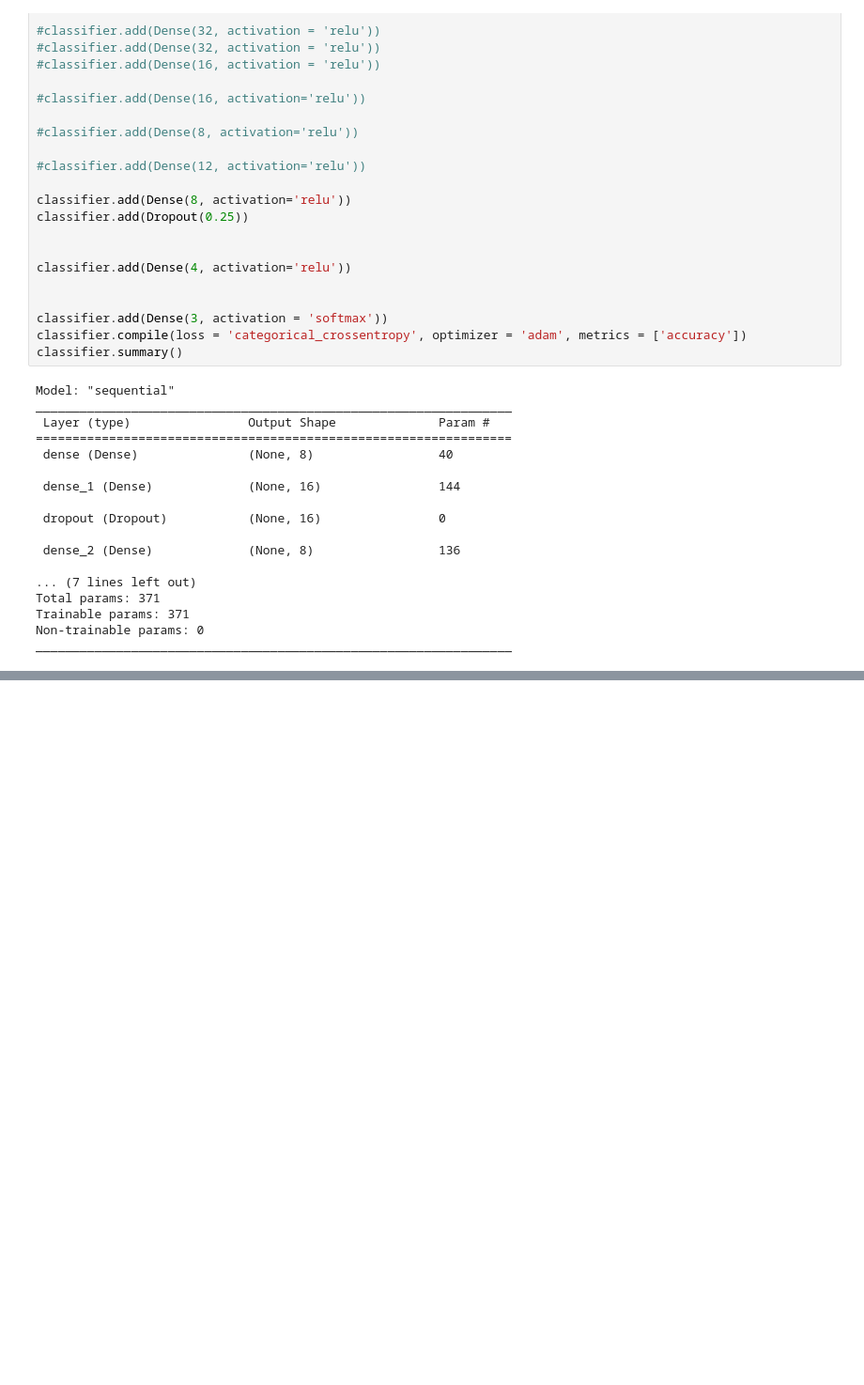
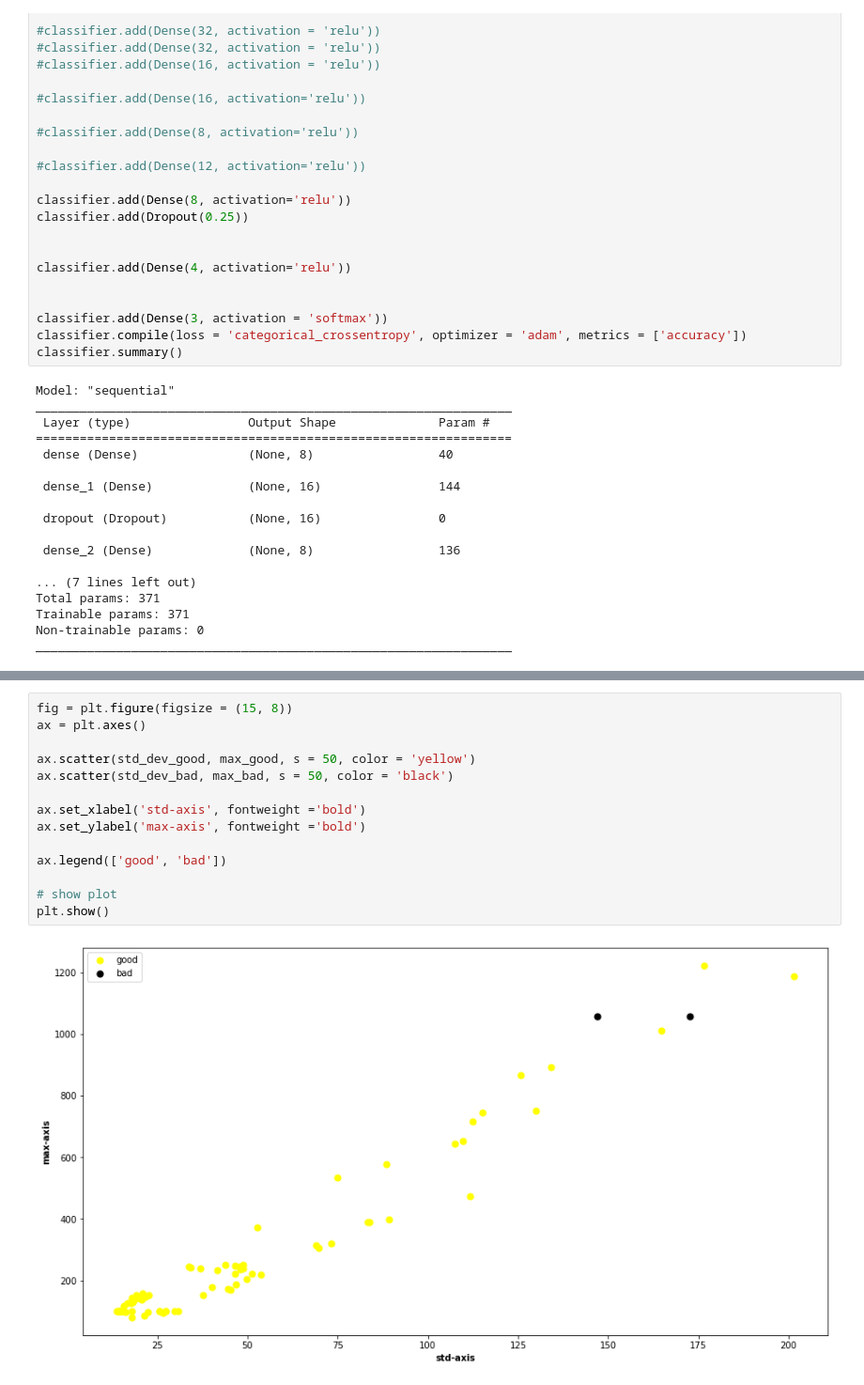
Before and after one commit to harel-coffee/pouw-auto, a Jupyter notebook: 4Dropped_Neural_Network_Multi_Classs_Classification.ipynb, the cells around one changed output, grey strips where cells are left out. Shown at 94% size. Drawn from its saved outputs; the diff is of its cells as text; blank space fills up the shorter version.

```diff
--- a/4Dropped_Neural_Network_Multi_Classs_Classification.ipynb
+++ b/4Dropped_Neural_Network_Multi_Classs_Classification.ipynb
@@ -353,0 +327,16 @@ ROC AUC score: 0.9343465841594852
+# %%
+fig = plt.figure(figsize = (15, 8))
+ax = plt.axes()
+
+ax.scatter(std_dev_good, max_good, s = 50, color = 'yellow')
+ax.scatter(std_dev_bad, max_bad, s = 50, color = 'black')
+
+ax.set_xlabel('std-axis', fontweight ='bold')
+ax.set_ylabel('max-axis', fontweight ='bold')
+
+ax.legend(['good', 'bad'])
+
+# show plot
+plt.show()
+# %% [output]
+[figure, added]
```
Also changed, not shown: parts of 14 cells of this notebook.
